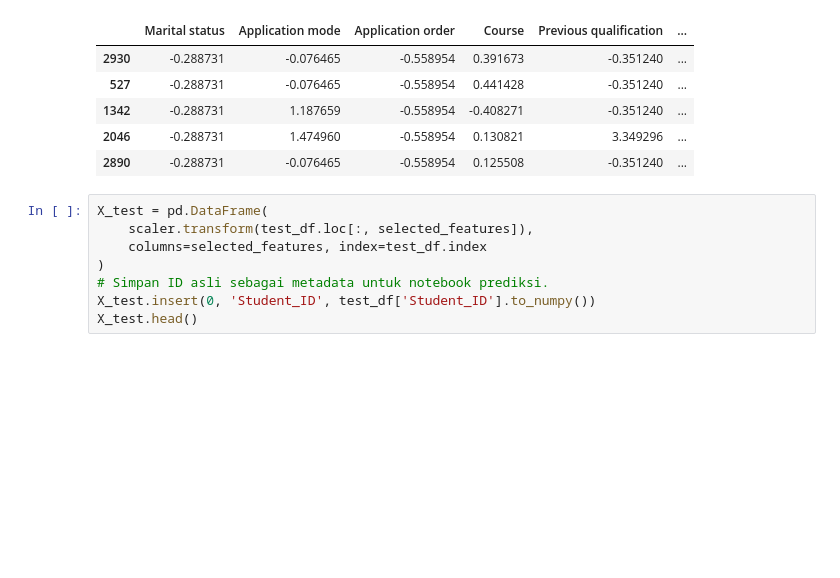
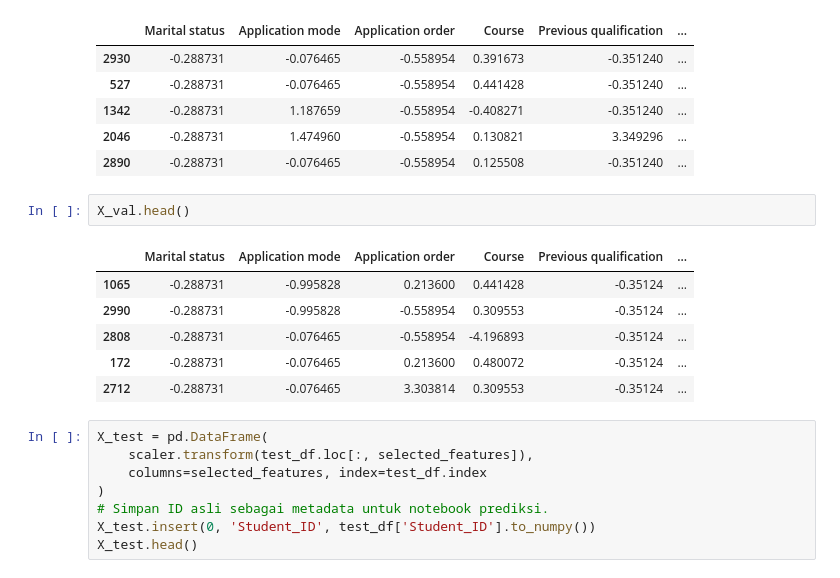
Before and after one commit to hamzhrdn/G6_AdvancedAI_Model, a Jupyter notebook: preprocessing.ipynb, the cells around one changed output. Drawn from its saved outputs; the diff is of its cells as text; blank space fills up the shorter version.

```diff
--- a/preprocessing.ipynb
+++ b/preprocessing.ipynb
@@ -343,6 +344,15 @@ Fitur yang digunakan: ['Marital status', 'Application mode', 'Application order'
 | 1342 | -0.288731 | 1.187659 | -0.558954 | -0.408271 | -0.351240 | ... |
 | 2046 | -0.288731 | 1.474960 | -0.558954 | 0.130821 | 3.349296 | ... |
 | 2890 | -0.288731 | -0.076465 | -0.558954 | 0.125508 | -0.351240 | ... |
+# %%
+X_val.head()
+# %% [output]
+|  | Marital status | Application mode | Application order | Course | Previous qualification | ... |
+| 1065 | -0.288731 | -0.995828 | 0.213600 | 0.441428 | -0.35124 | ... |
+| 2990 | -0.288731 | -0.995828 | -0.558954 | 0.309553 | -0.35124 | ... |
+| 2808 | -0.288731 | -0.076465 | -0.558954 | -4.196893 | -0.35124 | ... |
+| 172 | -0.288731 | -0.076465 | 0.213600 | 0.480072 | -0.35124 | ... |
+| 2712 | -0.288731 | -0.076465 | 3.303814 | 0.309553 | -0.35124 | ... |
 # %%
 X_test = pd.DataFrame(
     scaler.transform(test_df.loc[:, selected_features]),
```
Also changed, not shown: parts of 3 cells of this notebook, 7 other files.
